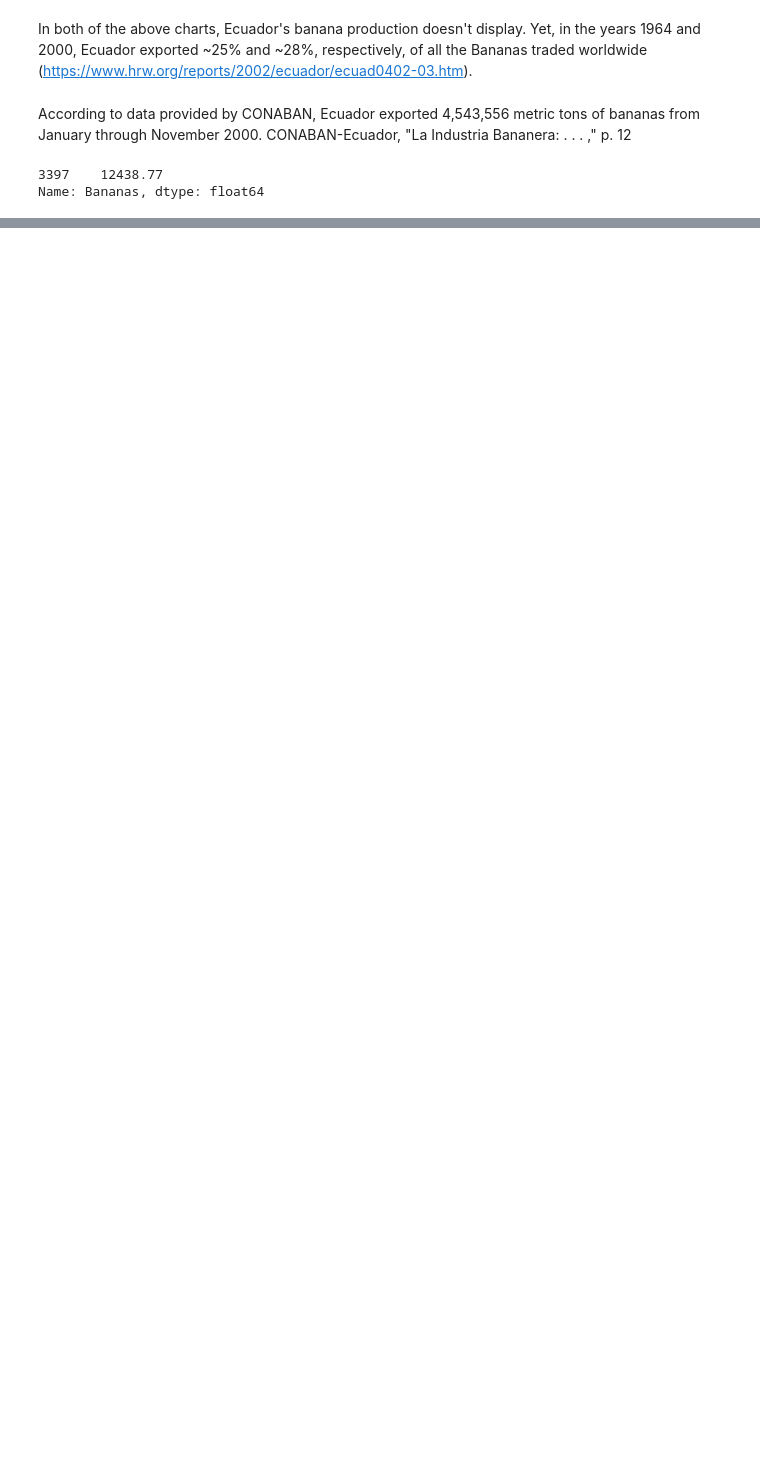
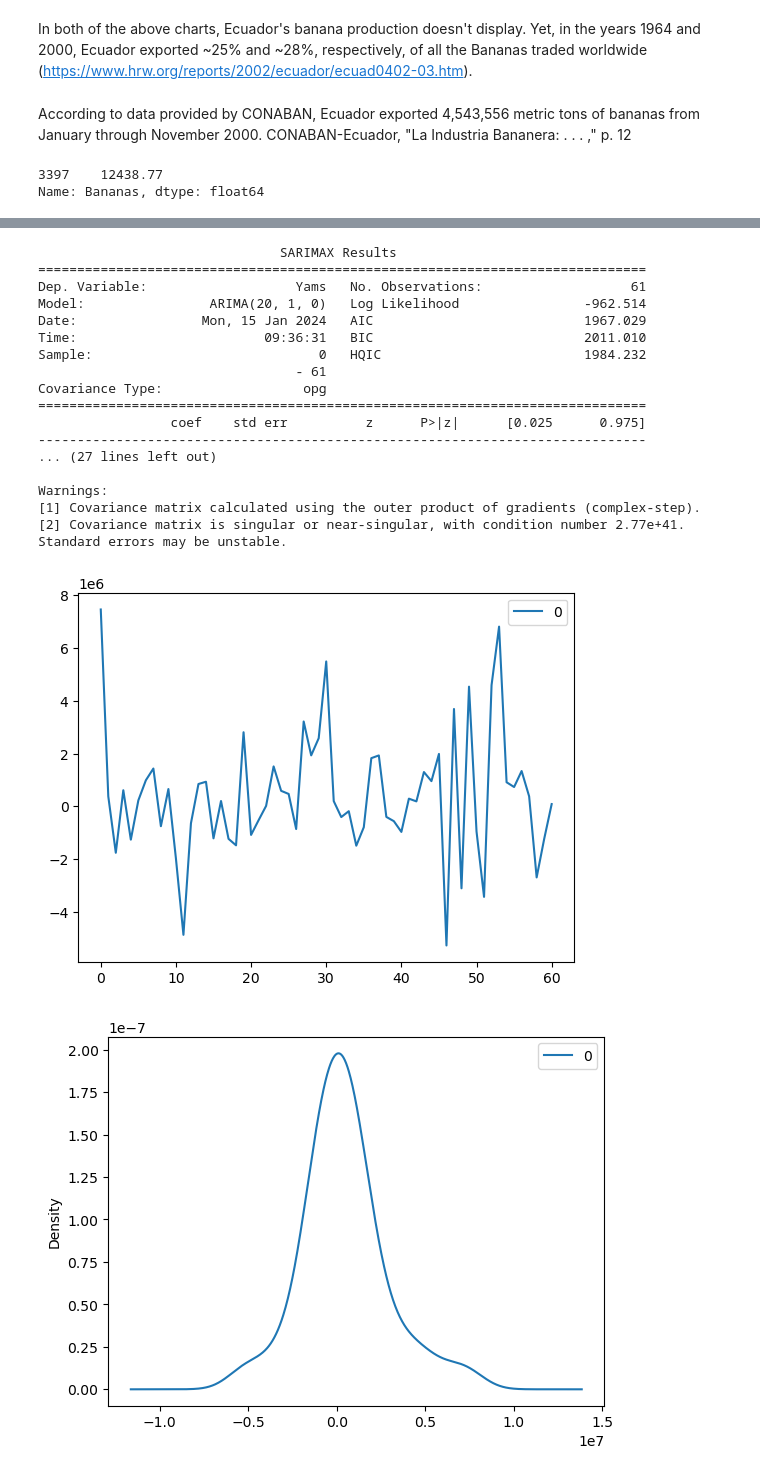
Before and after one commit to idellinger/Exploring-World-Food-Production, a Jupyter notebook: EDA.ipynb, the cells around one changed output, grey strips where cells are left out. Saved outputs shown, nothing was run; the diff lists cells and outputs as text; code cells hidden in the pictures; blank space fills up the shorter version.

Commit message:
Practiced some modeling techniques

```diff
--- a/EDA.ipynb
+++ b/EDA.ipynb
@@ -304,0 +412,40 @@ Name: Bananas, dtype: float64
+# %%
+from statsmodels.tsa.arima.model import ARIMA
+from pandas import DataFrame
+
+arima_columns = afghan_data.loc[:, ~afghan_data.columns.isin(['Country'])]
+
+model = ARIMA(arima_columns['Yams'],order=(20,1,0))
+model_fit = model.fit()
+
+print(model_fit.summary())
+
+
+residuals = DataFrame(model_fit.resid)
+residuals.plot()
+plt.show()
+# density plot of residuals
+residuals.plot(kind='kde')
+plt.show()
+# summary stats of residuals
+print(residuals.describe())
+# %% [output]
+                               SARIMAX Results
+==============================================================================
+Dep. Variable:                   Yams   No. Observations:                   61
+Model:                ARIMA(20, 1, 0)   Log Likelihood                -962.514
+Date:                Mon, 15 Jan 2024   AIC                           1967.029
+Time:                        09:36:31   BIC                           2011.010
+Sample:                             0   HQIC                          1984.232
+                                 - 61
+Covariance Type:                  opg
+==============================================================================
+                 coef    std err          z      P>|z|      [0.025      0.975]
+------------------------------------------------------------------------------
+... (27 lines left out)
+
+Warnings:
+[1] Covariance matrix calculated using the outer product of gradients (complex-step).
+[2] Covariance matrix is singular or near-singular, with condition number 2.77e+41. Standard errors may be unstable.
+[figure, added]
+[figure, added]
```
Also changed, not shown: parts of 9 cells of this notebook.
